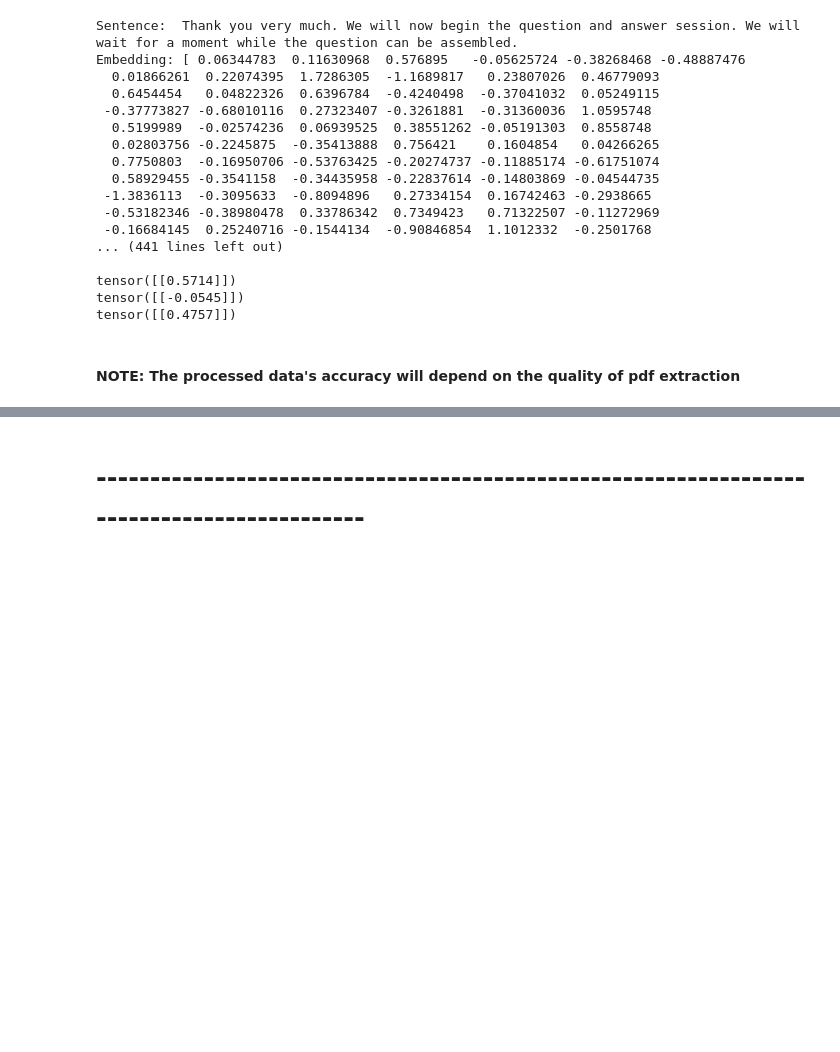
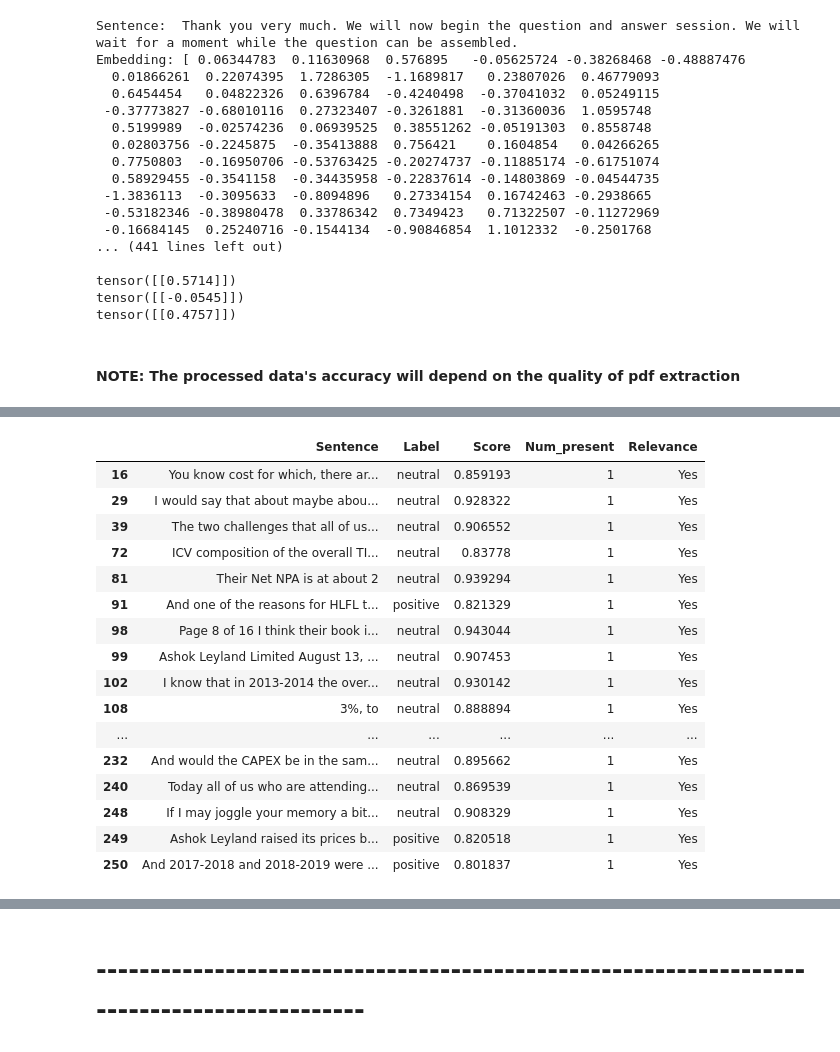
Before and after one commit to AumPandya95/con_trans_summary, a Jupyter notebook: notebooks/pdf_parser.ipynb, the cells around one changed output, grey strips where cells are left out. Saved outputs shown, nothing was run; the diff lists cells and outputs as text; code cells hidden in the pictures; blank space fills up the shorter version.

```diff
--- a/notebooks/pdf_parser.ipynb
+++ b/notebooks/pdf_parser.ipynb
@@ -373,3 +421,23 @@ for idx, per_sentence_sentiment in enumerate(sentiment_analysis_results):
+# %%
+sentiment_matrix[sentiment_matrix["Relevance"] == "Yes"]
+# %% [output]
+|  | Sentence | Label | Score | Num_present | Relevance |
+| 16 | You know cost for which, there ar... | neutral | 0.859193 | 1 | Yes |
+| 29 | I would say that about maybe abou... | neutral | 0.928322 | 1 | Yes |
+| 39 | The two challenges that all of us... | neutral | 0.906552 | 1 | Yes |
+| 72 | ICV composition of the overall TI... | neutral | 0.83778 | 1 | Yes |
+| 81 | Their Net NPA is at about 2 | neutral | 0.939294 | 1 | Yes |
+| 91 | And one of the reasons for HLFL t... | positive | 0.821329 | 1 | Yes |
+| 98 | Page 8 of 16 I think their book i... | neutral | 0.943044 | 1 | Yes |
+| 99 | Ashok Leyland Limited August 13, ... | neutral | 0.907453 | 1 | Yes |
+| 102 | I know that in 2013-2014 the over... | neutral | 0.930142 | 1 | Yes |
+| 108 | 3%, to | neutral | 0.888894 | 1 | Yes |
+| ... | ... | ... | ... | ... | ... |
+| 232 | And would the CAPEX be in the sam... | neutral | 0.895662 | 1 | Yes |
+| 240 | Today all of us who are attending... | neutral | 0.869539 | 1 | Yes |
+| 248 | If I may joggle your memory a bit... | neutral | 0.908329 | 1 | Yes |
+| 249 | Ashok Leyland raised its prices b... | positive | 0.820518 | 1 | Yes |
+| 250 | And 2017-2018 and 2018-2019 were ... | positive | 0.801837 | 1 | Yes |
 # %%
 # Step 9: Segregating statements by their sentiment >= 0.8
 
```
Also changed, not shown: parts of 23 cells of this notebook, 1 other file.
